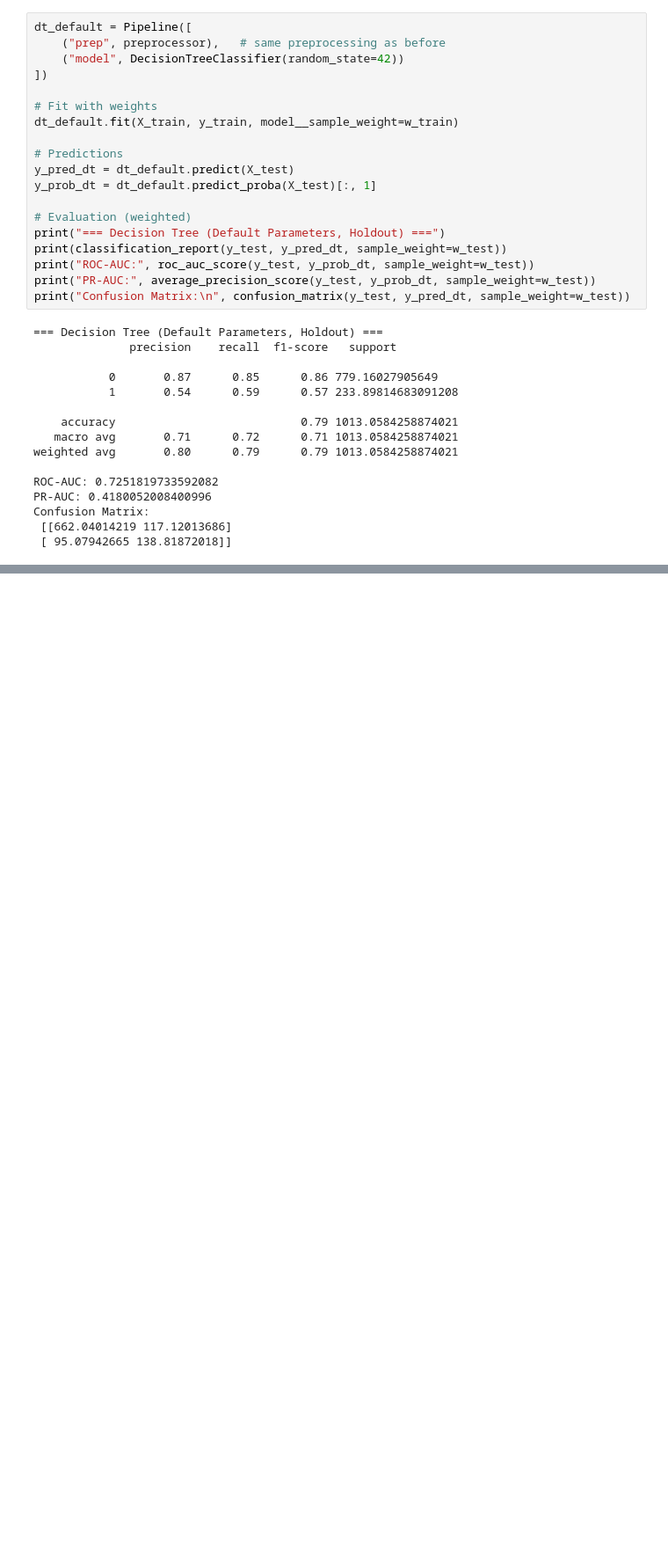
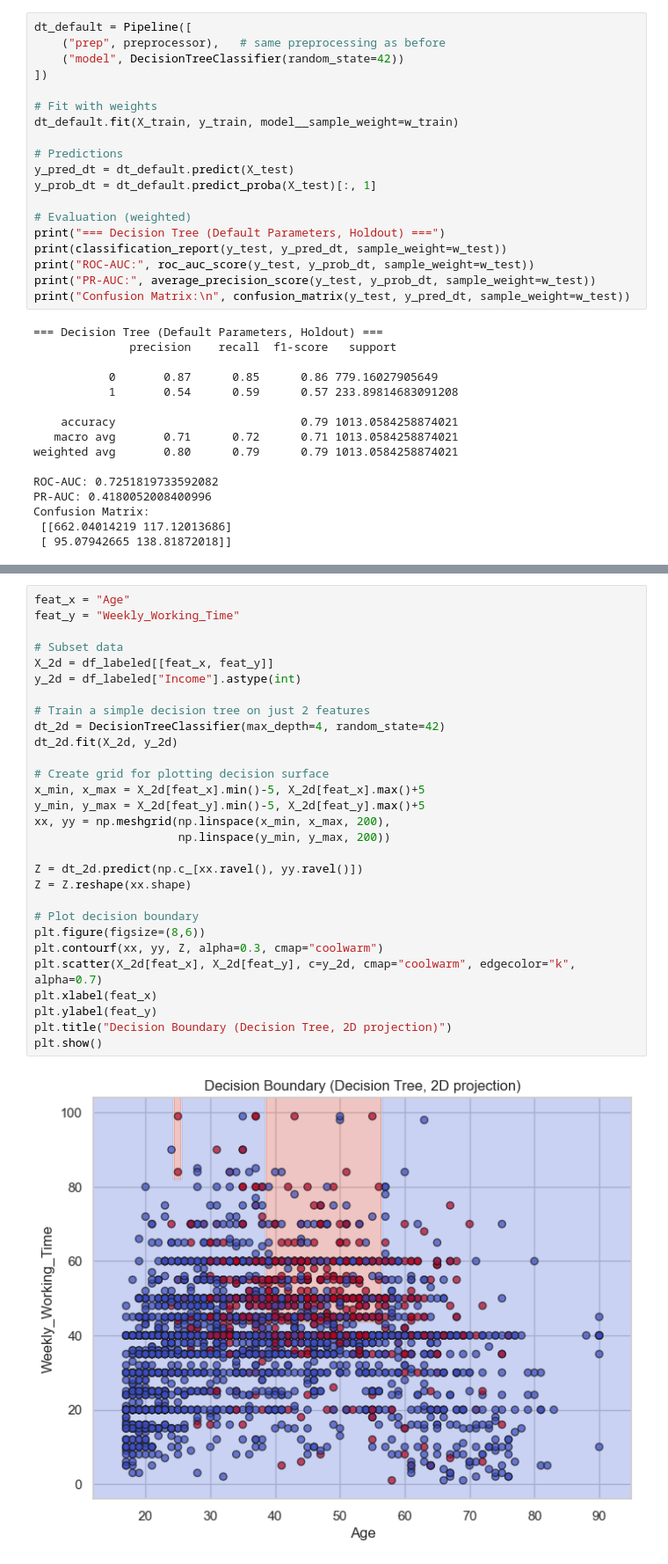
Before and after one commit to ishalijadhav/income-classifier-ml, a Jupyter notebook: bin/Income_Analysis.ipynb, the cells around one changed output, grey strips where cells are left out. Shown: that part at 88% size. Saved outputs shown, nothing was run; the diff lists cells and outputs as text; blank space fills up the shorter version.

```diff
--- a/bin/Income_Analysis.ipynb
+++ b/bin/Income_Analysis.ipynb
@@ -403,0 +481,31 @@ Confusion Matrix:
+# %%
+feat_x = "Age"
+feat_y = "Weekly_Working_Time"
+
+# Subset data
+X_2d = df_labeled[[feat_x, feat_y]]
+y_2d = df_labeled["Income"].astype(int)
+
+# Train a simple decision tree on just 2 features
+dt_2d = DecisionTreeClassifier(max_depth=4, random_state=42)
+dt_2d.fit(X_2d, y_2d)
+
+# Create grid for plotting decision surface
+x_min, x_max = X_2d[feat_x].min()-5, X_2d[feat_x].max()+5
+y_min, y_max = X_2d[feat_y].min()-5, X_2d[feat_y].max()+5
+xx, yy = np.meshgrid(np.linspace(x_min, x_max, 200),
+                     np.linspace(y_min, y_max, 200))
+
+Z = dt_2d.predict(np.c_[xx.ravel(), yy.ravel()])
+Z = Z.reshape(xx.shape)
+
+# Plot decision boundary
+plt.figure(figsize=(8,6))
+plt.contourf(xx, yy, Z, alpha=0.3, cmap="coolwarm")
+plt.scatter(X_2d[feat_x], X_2d[feat_y], c=y_2d, cmap="coolwarm", edgecolor="k", alpha=0.7)
+plt.xlabel(feat_x)
+plt.ylabel(feat_y)
+plt.title("Decision Boundary (Decision Tree, 2D projection)")
+plt.show()
+# %% [output]
+[figure, added]
```
Also changed, not shown: parts of 8 cells of this notebook.
